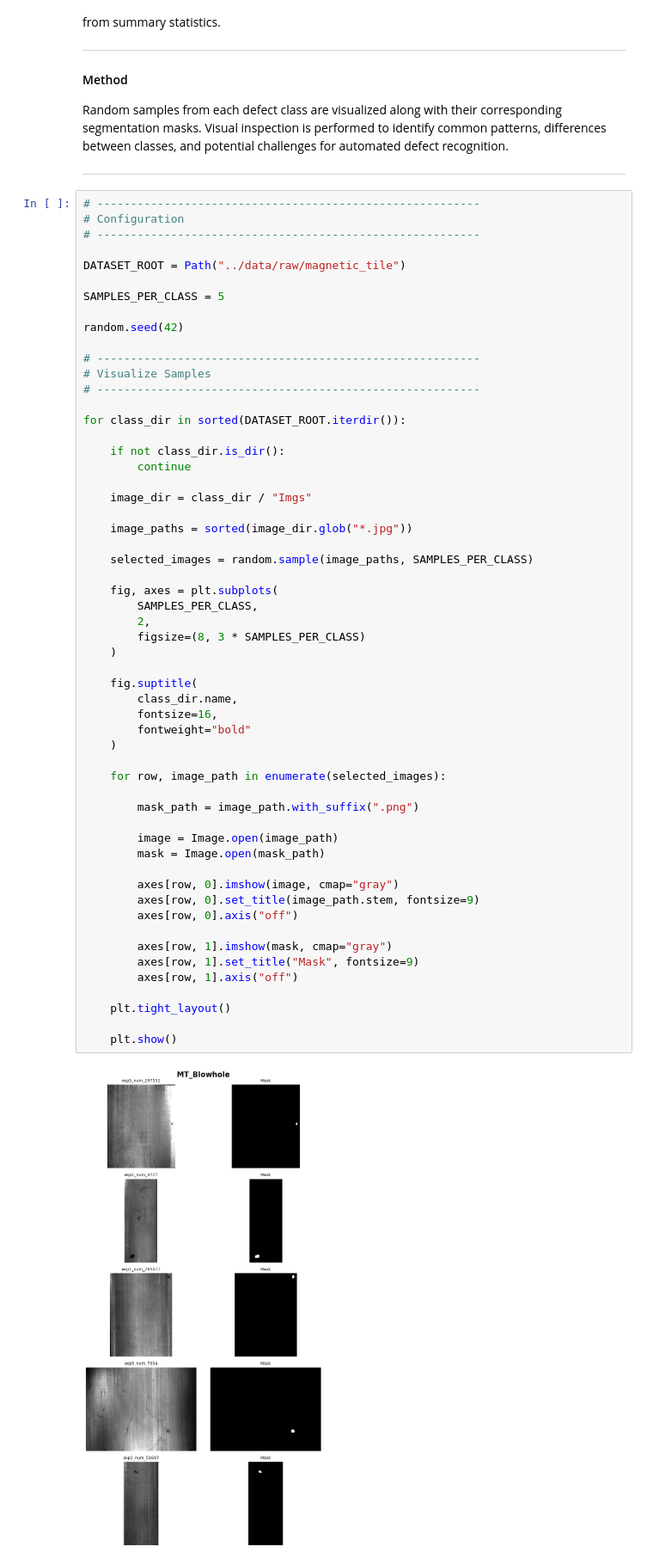
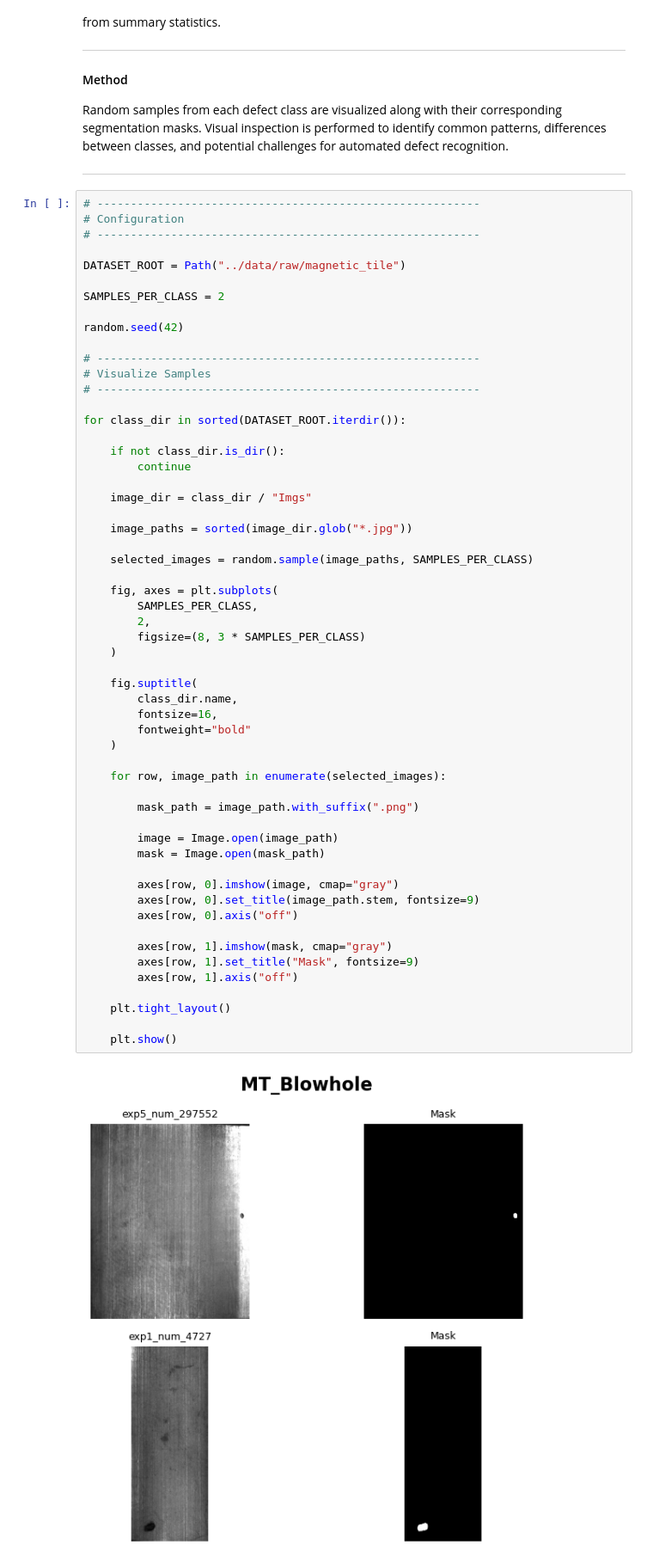
Before and after one commit to pradhumansoni/industrial-visual-inspection-system, a Jupyter notebook: notebooks/01_dataset_understanding.ipynb, the cells around one changed output. Shown at 86% size. Cells and saved outputs as stored; diff of their text form.

```diff
--- a/notebooks/01_dataset_understanding.ipynb
+++ b/notebooks/01_dataset_understanding.ipynb
@@ -452,7 +452,7 @@ Random samples from each defect class are visualized along with their correspond
 
 DATASET_ROOT = Path("../data/raw/magnetic_tile")
 
-SAMPLES_PER_CLASS = 5
+SAMPLES_PER_CLASS = 2
 
 random.seed(42)
 
@@ -475,31 +475,31 @@ for class_dir in sorted(DATASET_ROOT.iterdir()):
         SAMPLES_PER_CLASS,
         2,
         figsize=(8, 3 * SAMPLES_PER_CLASS)
     )
 
     fig.suptitle(
         class_dir.name,
         fontsize=16,
         fontweight="bold"
     )
 
     for row, image_path in enumerate(selected_images):
 
         mask_path = image_path.with_suffix(".png")
 
         image = Image.open(image_path)
         mask = Image.open(mask_path)
 
         axes[row, 0].imshow(image, cmap="gray")
         axes[row, 0].set_title(image_path.stem, fontsize=9)
         axes[row, 0].axis("off")
 
         axes[row, 1].imshow(mask, cmap="gray")
         axes[row, 1].set_title("Mask", fontsize=9)
         axes[row, 1].axis("off")
 
     plt.tight_layout()
 
     plt.show()
 # %% [output]
-[figure, old version]
+[figure, new version]
```
Also changed, not shown: parts of 1 cell of this notebook.
